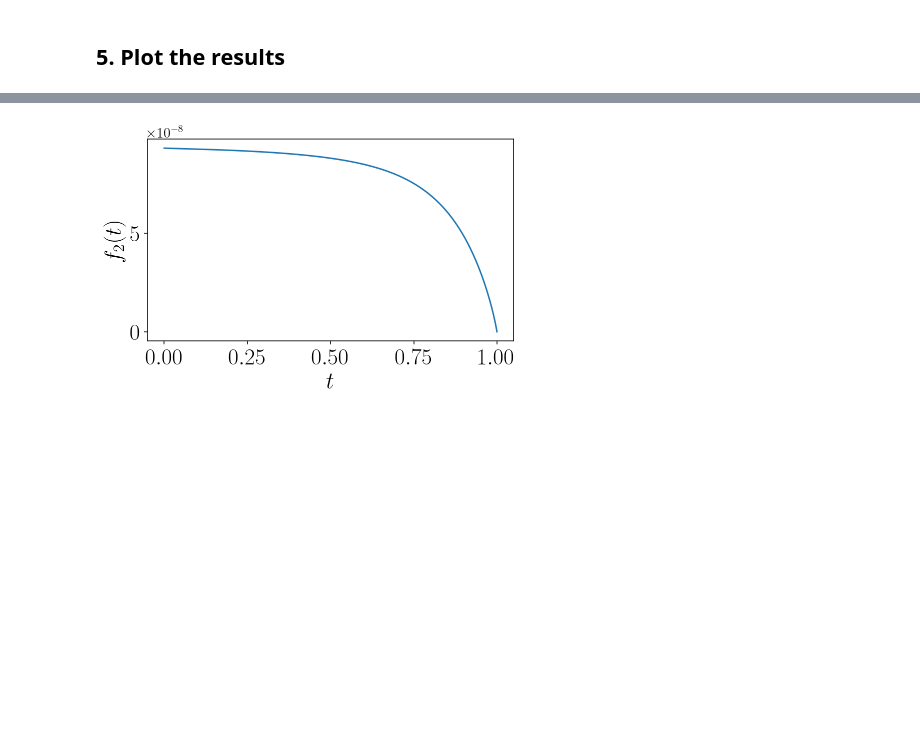
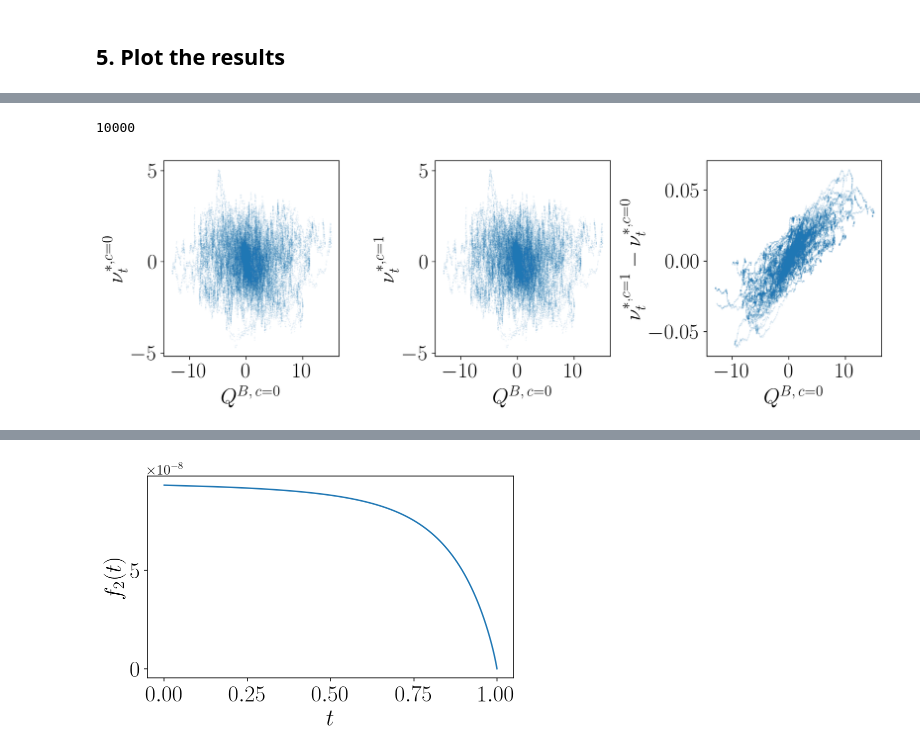
Before and after one commit to muhammadalifaqsha/broker_informed_noise_filtering_game, a Jupyter notebook: SecondOrderEffect-Plots-Paper.ipynb, the cells around one changed output, grey strips where cells are left out. Cells and saved outputs as stored; diff of their text form; code cells hidden in the pictures; blank space fills up the shorter version.

```diff
--- a/SecondOrderEffect-Plots-Paper.ipynb
+++ b/SecondOrderEffect-Plots-Paper.ipynb
@@ -215,3 +215,7 @@ plt.show()
 # %%
 Q_B_0 = sim_collections[0].Q_B
 Q_B_1 = sim_collections[1].Q_B
+# %%
+Q_B_0.shape[1]
+# %% [output]
+10000
@@ -218,2 +224,33 @@ Q_B_1 = sim_collections[1].Q_B
+# %%
+t_idx = 750
+idx = np.random.choice(a = Q_B_0.shape[1],size = (100,),replace=False)
+
+
+fig, ax = plt.subplots(1,3,figsize=(12,4))
+
+ax[0].scatter(np.ndarray.flatten(Q_B_0[:t_idx,idx]), np.ndarray.flatten(sim_collections[0].nu_B[:t_idx,idx]),s=.1,alpha=0.1)
+ax[1].scatter(np.ndarray.flatten(Q_B_0[:t_idx,idx]), np.ndarray.flatten(sim_collections[0].nu_B[:t_idx,idx]),s=.1,alpha=0.1)
+ax[2].scatter(np.ndarray.flatten(Q_B_0[:t_idx,idx]), np.ndarray.flatten(nu_B_diff[:t_idx,idx]),s=.1,alpha=0.1)
+#
+
+ax[0].set_xlabel(r'$Q^{B,\, c = 0}$', fontsize = font2)
+ax[1].set_xlabel(r'$Q^{B,\, c = 0}$', fontsize = font2)
+ax[2].set_xlabel(r'$Q^{B,\, c = 0}$', fontsize = font2)
+
+ax[0].tick_params(axis='both', which='major', labelsize=font2)
+ax[1].tick_params(axis='both', which='major', labelsize=font2)
+ax[2].tick_params(axis='both', which='major', labelsize=font2)
+
+
+ax[0].set_ylabel(r'$\nu_t^{*, c=0}$', fontsize = font2)
+ax[1].set_ylabel(r'$\nu_t^{*, c=1}$', fontsize = font2)
+ax[2].set_ylabel(r'$\nu_t^{*, c=1} - \nu_t^{*, c=0}$', fontsize = font2)
+
+plt.tight_layout()
+plt.savefig('figures/second_order_effect_broker_new.png', format="png", dpi=300)
+
+plt.show()
+# %% [output]
+[figure, added]
 # %%
 t_idx = 750
```
Also changed, not shown: parts of 7 cells of this notebook.
